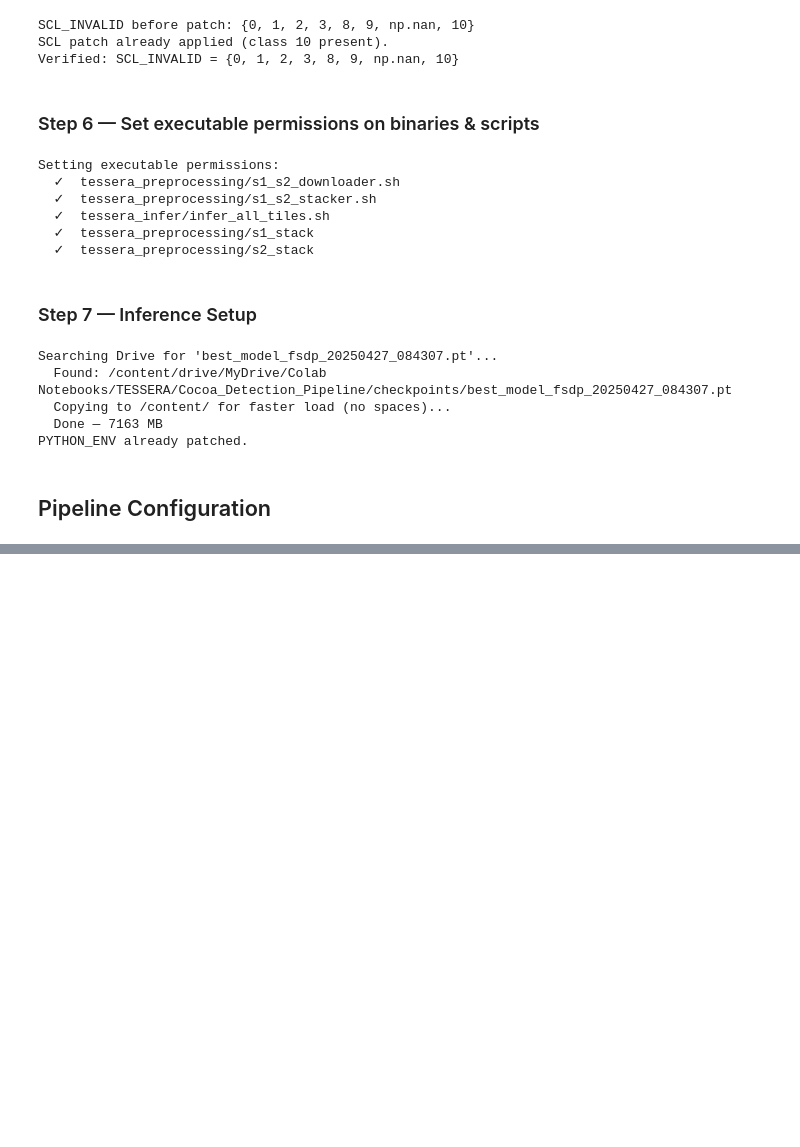
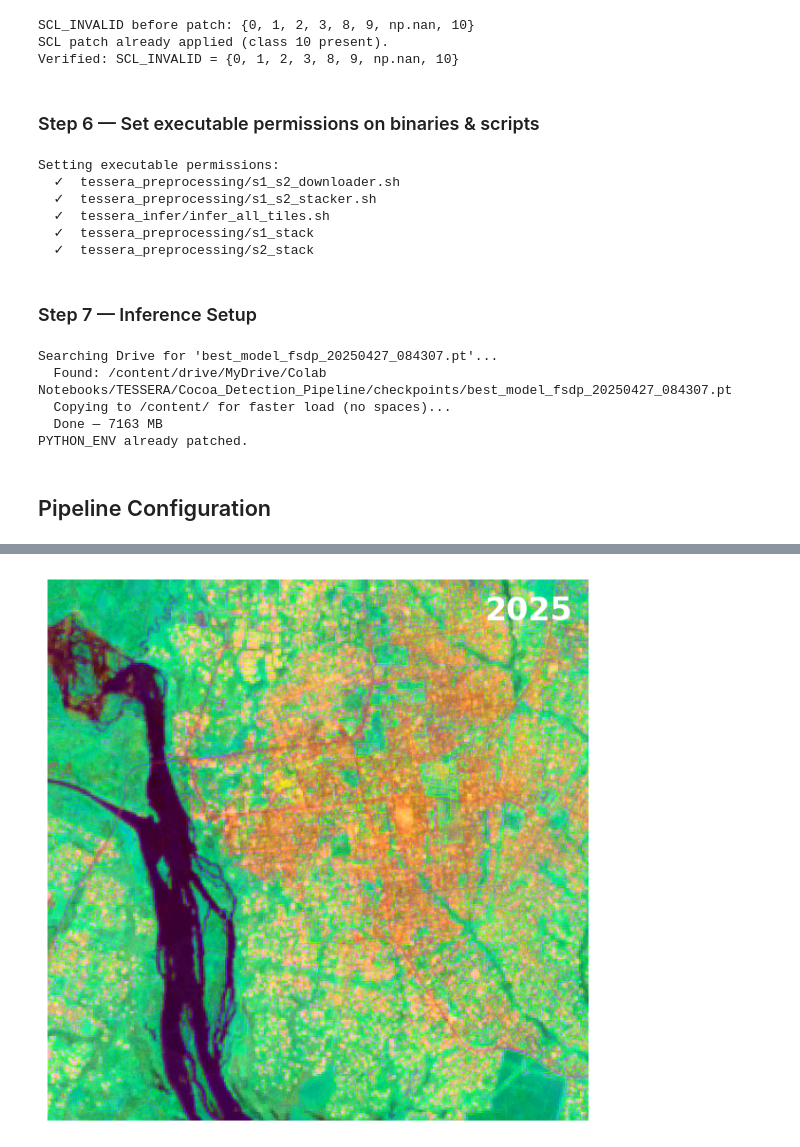
Before and after one commit to GvdDool/tessera-CVPR2026-aplhaV1, a Jupyter notebook: shared_work/V4_TESSERA_Master.ipynb, the cells around one changed output, grey strips where cells are left out. Cells and saved outputs as stored; diff of their text form; code cells hidden in the pictures; blank space fills up the shorter version.

Commit message:
feat: Implement a master-worker architecture in Google Colab for scaling TESSERA satellite AI, including new notebooks, documentation, and an example visualization.

```diff
--- a/shared_work/V4_TESSERA_Master.ipynb
+++ b/shared_work/V4_TESSERA_Master.ipynb
@@ -63,6 +63,9 @@ WORKER_PATH = worker_dir / worker_file
 
 # Link to the worker now:
 run_notebook_inplace(WORKER_PATH)
+
+# Set to true for a new area/period:
+booRun = True # False
 # %% [output]
 Mounted at /content/drive
 ✅ Executed notebook in current kernel: /content/drive/MyDrive/Colab Notebooks/TESSERA/V4_TESSERA_Worker.ipynb
@@ -173,9 +177,12 @@ Setting executable permissions:
 # Localize checkpoint and patch launch scripts
 # ── Call it ───────────────────────────────────────────────────────────
 # using: ckpt_filename: str = 'best_model_fsdp_20250427_084307.pt')
-global_paths.CKPT_LOCAL = setup_inference(repo_dir=global_paths.REPO_DIR,
+if booRun:
+    global_paths.CKPT_LOCAL = setup_inference(repo_dir=global_paths.REPO_DIR,
                                           checkpoint_dir=global_paths.CHECKPOINT,
                                           in_colab=IN_COLAB)
+else:
+    print("Skipping inference setup.")
 # %% [output]
 Searching Drive for 'best_model_fsdp_20250427_084307.pt'...
   Found: /content/drive/MyDrive/Colab Notebooks/TESSERA/Cocoa_Detection_Pipeline/checkpoints/best_model_fsdp_20250427_084307.pt
@@ -201,5 +211,7 @@ AREAS = {
 }
 
 YEARS = [2020, 2021, 2022, 2023, 2024, 2025]
+
+THRESHOLDS = list(range(5, 105, 5))  # 5, 10, 15, ... 100
 # %%
 # Running the TESSERA Pipeline
@@ -234,0 +336,72 @@ ROI Generated: /content/drive/MyDrive/Colab Notebooks/TESSERA/Cocoa_Detection_Pi
+# %%
+import numpy as np
+import rasterio
+import matplotlib.pyplot as plt
+import matplotlib.animation as animation
+from sklearn.decomposition import PCA
+from pathlib import Path
+
+AREA_NAME = 'Soubre_Test_Tile'
+YEARS     = [2020, 2021, 2022, 2023, 2024, 2025]
+
+# ── 1. Load all years ─────────────────────────────────────────────────
+print("Loading embeddings...")
+embeddings = {}
+for year in YEARS:
+    tif = global_paths.OUTPUT_DIR / AREA_NAME / f'TESSERA_{AREA_NAME}_{year}_t035_embed.tif'
+    if not tif.exists():
+        print(f"  ✗ Missing: {tif.name}")
+        continue
+    with rasterio.open(tif) as src:
+        data = src.read()  # (128, 500, 500)
+    H, W = data.shape[1], data.shape[2]
+    embeddings[year] = data.reshape(128, -1).T  # (250000, 128)
+    print(f"  ✓ {year}  shape={embeddings[year].shape}")
+
+# ── 2. Fit PCA once across all years combined ─────────────────────────
+print("\nFitting PCA across all years...")
+all_pixels = np.vstack(list(embeddings.values()))  # (N*250000, 128)
+pca = PCA(n_components=3)
+pca.fit(all_pixels)
+print(f"Variance explained by 3 PCs: {pca.explained_variance_ratio_.sum()*100:.1f}%")
+print(f"Per component: {pca.explained_variance_ratio_ * 100}")
+
+# ── 3. Transform each year and stretch ───────────────────────────────
+def stretch(arr):
+    p2, p98 = np.percentile(arr, 2), np.percentile(arr, 98)
+    return np.clip((arr - p2) / (p98 - p2), 0, 1)
+
+rgb_by_year = {}
+for year, pixels in embeddings.items():
+    rgb = pca.transform(pixels).reshape(H, W, 3)
+    rgb_by_year[year] = np.stack([stretch(rgb[:,:,i]) for i in range(3)], axis=-1)
+    print(f"  ✓ PCA applied: {year}")
+
+# ── 4. Generate GIF ───────────────────────────────────────────────────
+print("\nGenerating GIF...")
+fig, ax = plt.subplots(figsize=(6, 6))
+ax.axis('off')
+plt.tight_layout()
+
+frames = []
+for year, rgb in rgb_by_year.items():
+    im = ax.imshow(rgb, animated=True)
+    label = ax.text(
+        0.97, 0.97,
+        str(year),
+        transform=ax.transAxes,
+        ha='right', va='top',
+        fontsize=24,
+        fontweight='bold',
+        color='white',
+        animated=True
+    )
+    frames.append([im, label])
+
+ani = animation.ArtistAnimation(fig, frames, interval=1000, blit=True)
+
+gif_path = global_paths.OUTPUT_DIR / AREA_NAME / f'TESSERA_{AREA_NAME}_2020_2025_pca_t035.gif'
+ani.save(gif_path, writer='pillow', dpi=100, savefig_kwargs={'facecolor': 'white'})
+print(f"✓ GIF saved: {gif_path}")
+plt.show()
+# %% [output]
@@ -234,0 +428 @@ ROI Generated: /content/drive/MyDrive/Colab Notebooks/TESSERA/Cocoa_Detection_Pi
+[figure, added]
```
Also changed, not shown: parts of 20 cells of this notebook, 2 other files.
